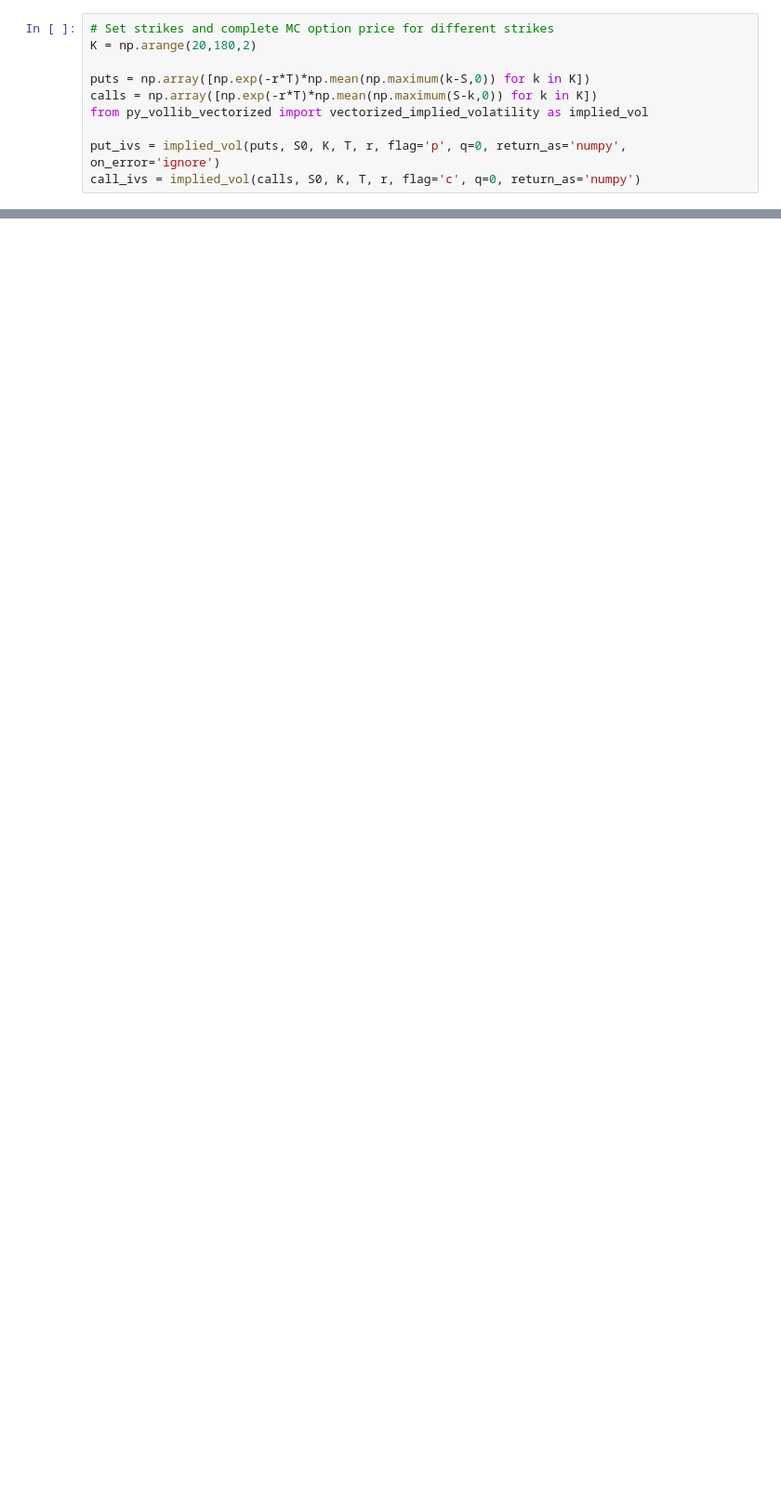
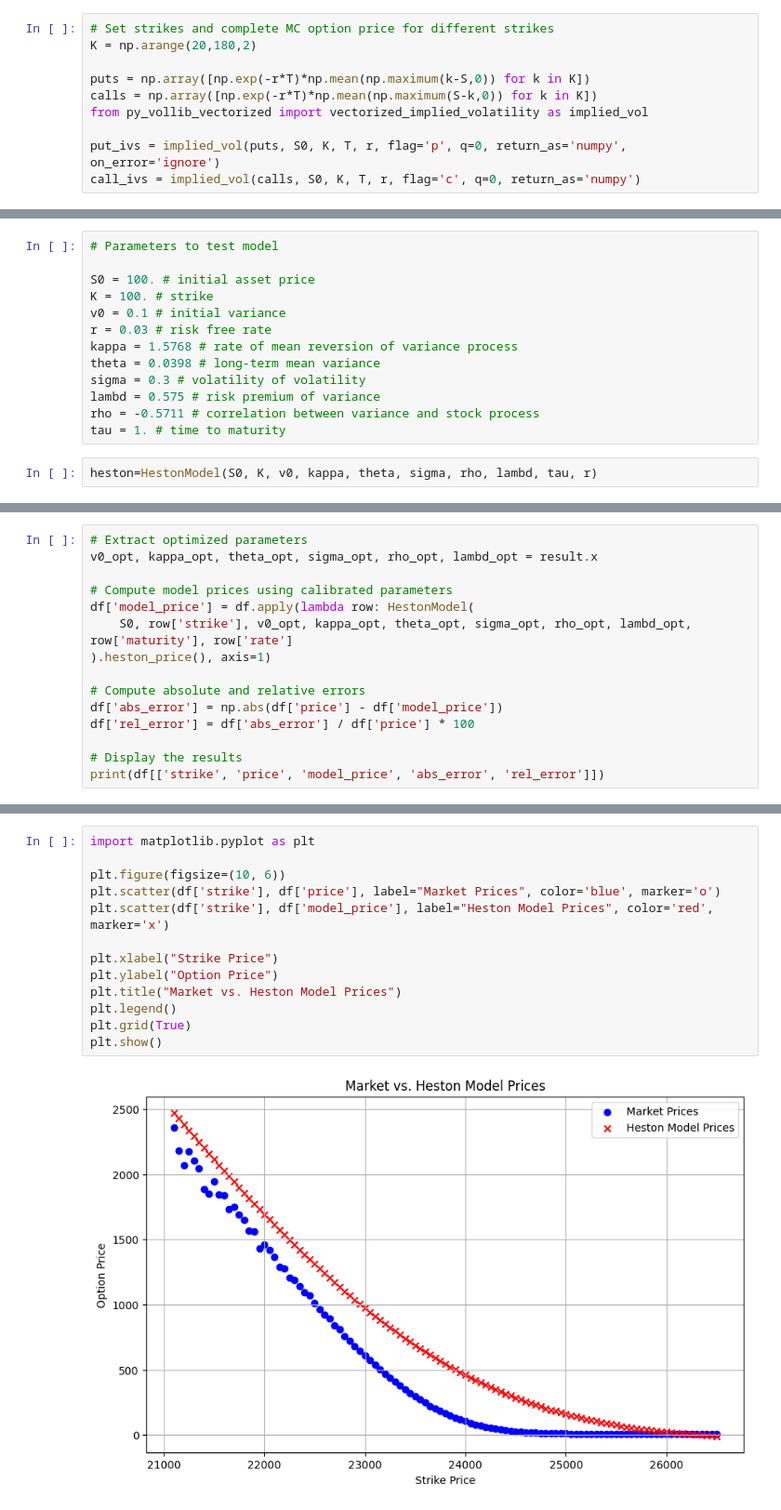
Before and after one commit to x-senpai-x/Options-Pricing, a Jupyter notebook: heston.ipynb, the cells around one changed output, grey strips where cells are left out. Shown at 93% size. Cells and saved outputs as stored; diff of their text form; blank space fills up the shorter version.

Commit message:
calibration done , heston model completed

```diff
--- a/heston.ipynb
+++ b/heston.ipynb
@@ -518,0 +525,15 @@ plt.show()
+# %%
+# Parameters to test model
+
+S0 = 100. # initial asset price
+K = 100. # strike
+v0 = 0.1 # initial variance
+r = 0.03 # risk free rate
+kappa = 1.5768 # rate of mean reversion of variance process
+theta = 0.0398 # long-term mean variance
+sigma = 0.3 # volatility of volatility
+lambd = 0.575 # risk premium of variance
+rho = -0.5711 # correlation between variance and stock process
+tau = 1. # time to maturity
+# %%
+heston=HestonModel(S0, K, v0, kappa, theta, sigma, rho, lambd, tau, r)
@@ -518,0 +831,15 @@ plt.show()
+# %%
+# Extract optimized parameters
+v0_opt, kappa_opt, theta_opt, sigma_opt, rho_opt, lambd_opt = result.x
+
+# Compute model prices using calibrated parameters
+df['model_price'] = df.apply(lambda row: HestonModel(
+    S0, row['strike'], v0_opt, kappa_opt, theta_opt, sigma_opt, rho_opt, lambd_opt, row['maturity'], row['rate']
+).heston_price(), axis=1)
+
+# Compute absolute and relative errors
+df['abs_error'] = np.abs(df['price'] - df['model_price'])
+df['rel_error'] = df['abs_error'] / df['price'] * 100
+
+# Display the results
+print(df[['strike', 'price', 'model_price', 'abs_error', 'rel_error']])
@@ -518,0 +861,15 @@ plt.show()
+# %%
+import matplotlib.pyplot as plt
+
+plt.figure(figsize=(10, 6))
+plt.scatter(df['strike'], df['price'], label="Market Prices", color='blue', marker='o')
+plt.scatter(df['strike'], df['model_price'], label="Heston Model Prices", color='red', marker='x')
+
+plt.xlabel("Strike Price")
+plt.ylabel("Option Price")
+plt.title("Market vs. Heston Model Prices")
+plt.legend()
+plt.grid(True)
+plt.show()
+# %% [output]
+[figure, added]
```
Also changed, not shown: parts of 22 cells of this notebook.
